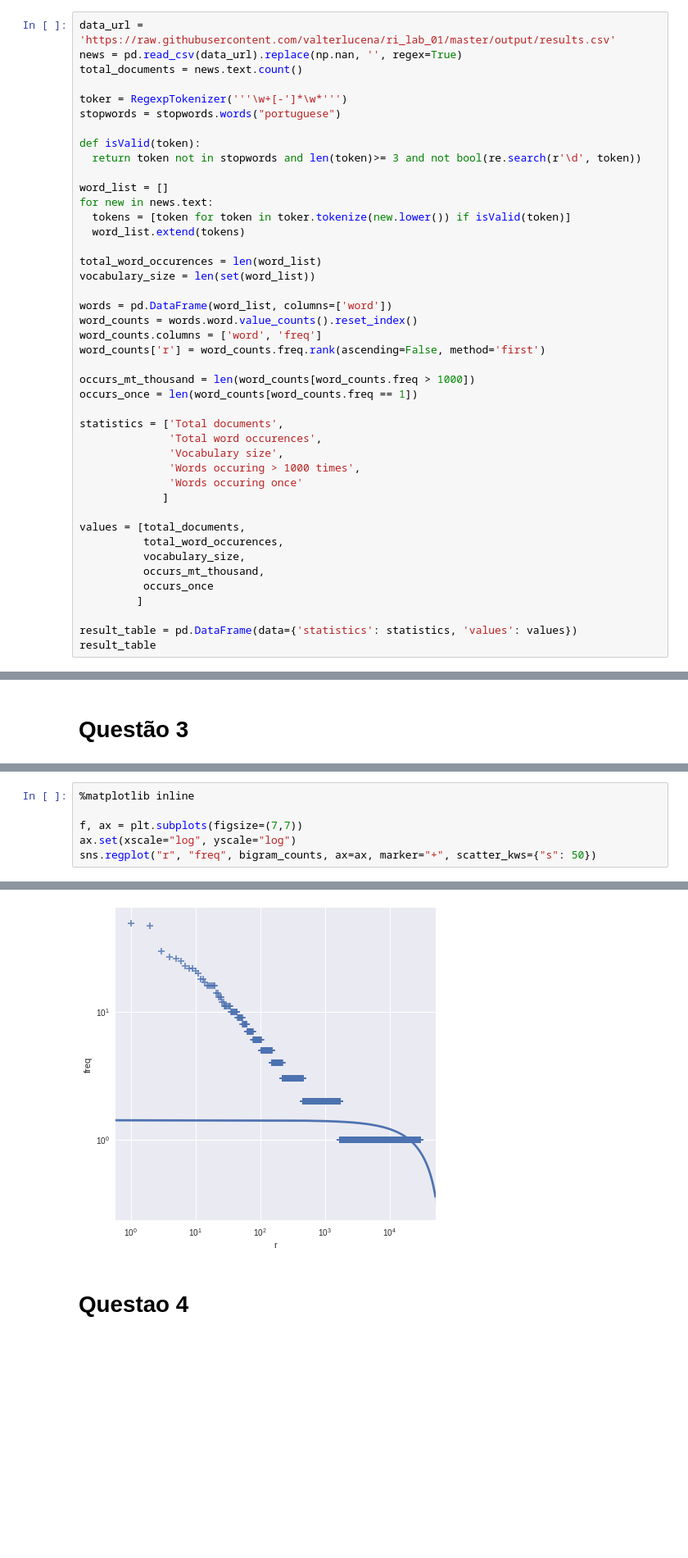
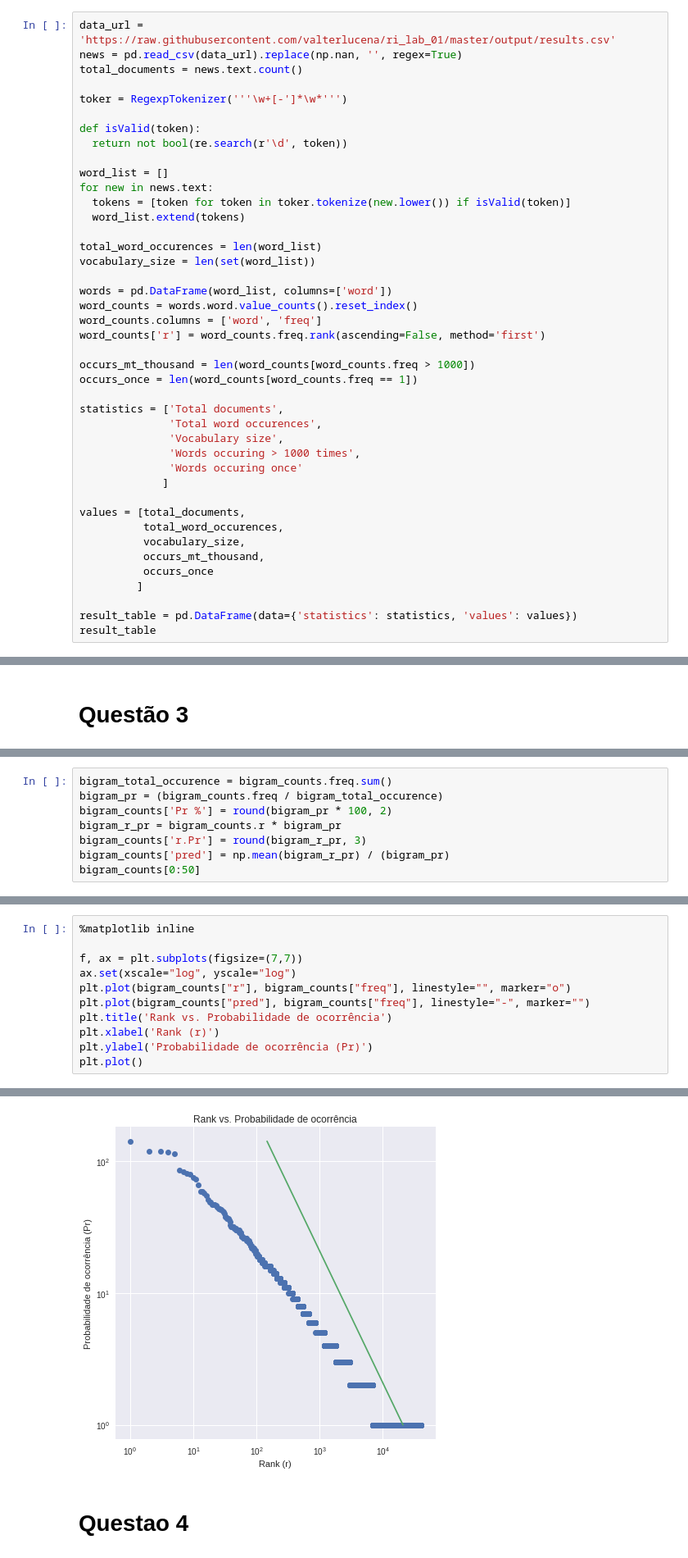
Before and after one commit to valterlucena/recuperacao-informacao, a Jupyter notebook: zipf/statistics_zipf.ipynb, the cells around one changed output, grey strips where cells are left out. Shown at 82% size. Drawn from its saved outputs; the diff is of its cells as text; blank space fills up the shorter version.

```diff
--- a/zipf/statistics_zipf.ipynb
+++ b/zipf/statistics_zipf.ipynb
@@ -29,10 +31,9 @@ news = pd.read_csv(data_url).replace(np.nan, '', regex=True)
 total_documents = news.text.count()
 
 toker = RegexpTokenizer('''\w+[-']*\w*''')
-stopwords = stopwords.words("portuguese")
 
 def isValid(token):
-  return token not in stopwords and len(token)>= 3 and not bool(re.search(r'\d', token))
+  return not bool(re.search(r'\d', token))
 
 word_list = []
 for new in news.text:
@@ -143,0 +135,8 @@ bigram_counts
+# %%
+bigram_total_occurence = bigram_counts.freq.sum()
+bigram_pr = (bigram_counts.freq / bigram_total_occurence)
+bigram_counts['Pr %'] = round(bigram_pr * 100, 2)
+bigram_r_pr = bigram_counts.r * bigram_pr
+bigram_counts['r.Pr'] = round(bigram_r_pr, 3)
+bigram_counts['pred'] = np.mean(bigram_r_pr) / (bigram_pr)
+bigram_counts[0:50]
@@ -146,5 +163,10 @@ bigram_counts
 
 f, ax = plt.subplots(figsize=(7,7))
 ax.set(xscale="log", yscale="log")
-sns.regplot("r", "freq", bigram_counts, ax=ax, marker="+", scatter_kws={"s": 50})
+plt.plot(bigram_counts["r"], bigram_counts["freq"], linestyle="", marker="o")
+plt.plot(bigram_counts["pred"], bigram_counts["freq"], linestyle="-", marker="")
+plt.title('Rank vs. Probabilidade de ocorrência')
+plt.xlabel('Rank (r)')
+plt.ylabel('Probabilidade de ocorrência (Pr)')
+plt.plot()
 # %% [output]
@@ -152,4 +174,4 @@ sns.regplot("r", "freq", bigram_counts, ax=ax, marker="+", scatter_kws={"s": 50}
-[figure, old version]
+[figure, new version]
 # %% [markdown]
 # Questao 4
 # %%
```
Also changed, not shown: parts of 10 cells of this notebook.
